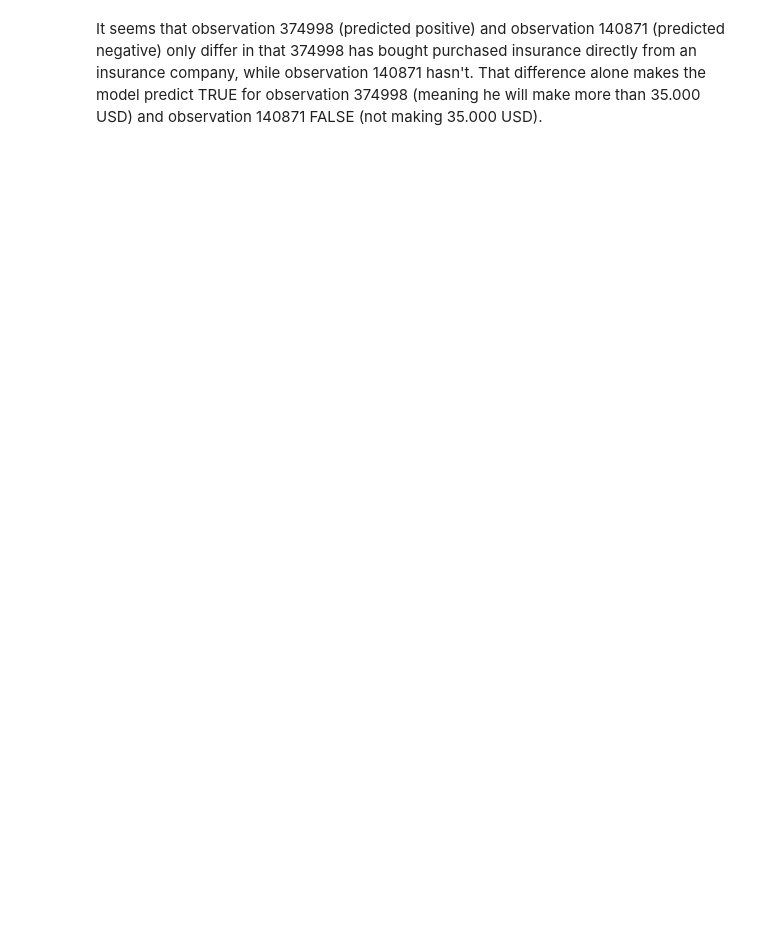
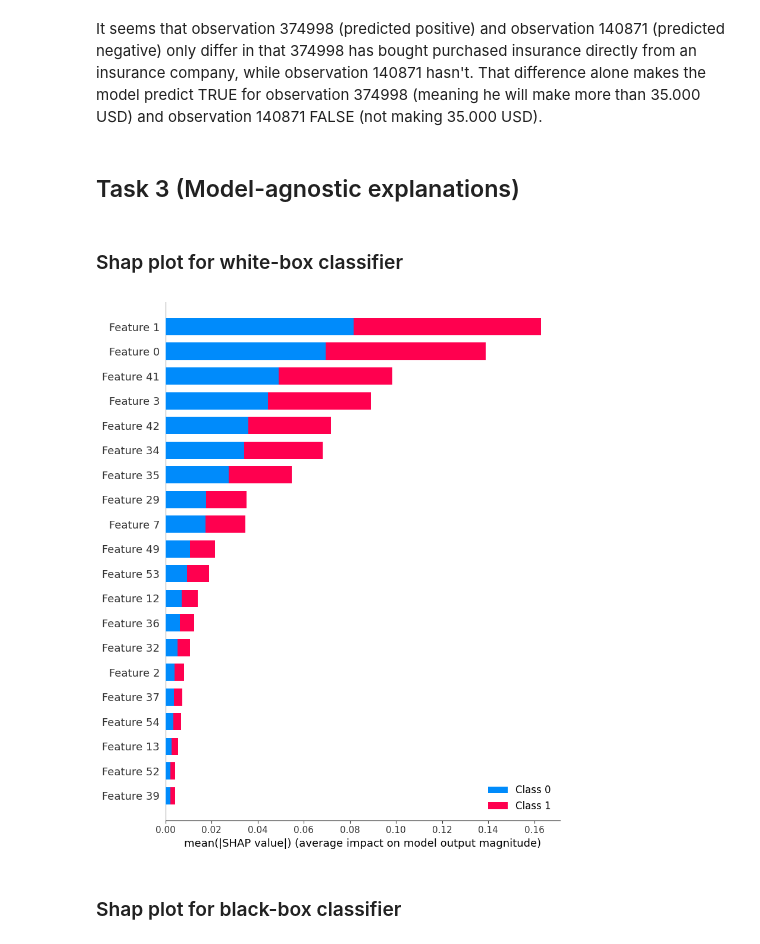
Before and after one commit to const5craciun/algo_fair, a Jupyter notebook: Notebook.ipynb, the cells around one changed output. Drawn from its saved outputs; the diff is of its cells as text; code cells hidden in the pictures; blank space fills up the shorter version.

Commit message:
shap module initial start

```diff
--- a/Notebook.ipynb
+++ b/Notebook.ipynb
@@ -661,2 +783,17 @@ counterfactuals
 # %% [markdown]
 It seems that observation 374998 (predicted positive) and observation 140871 (predicted negative) only differ in that 374998 has bought purchased insurance directly from an insurance company, while observation 140871 hasn't. That difference alone makes the model predict TRUE for observation 374998 (meaning he will make more than 35.000 USD) and observation 140871 FALSE (not making 35.000 USD).
+# %% [markdown]
+## Task 3 (Model-agnostic explanations)
+# %% [markdown]
+### Shap plot for white-box classifier
+# %%
+lr_explainer = shap.LinearExplainer(lr, X_test)
+lr_shap_values = lr_explainer.shap_values(X_test)
+X_test_array = X_test.to_numpy()
+# %%
+# shap.summary_plot(lr_shap_values, X_test)
+shap.summary_plot(shap_values, X_test_array)
+# %% [output]
+[figure, added]
+# %% [markdown]
+### Shap plot for black-box classifier
```
Also changed, not shown: parts of 20 cells of this notebook.
